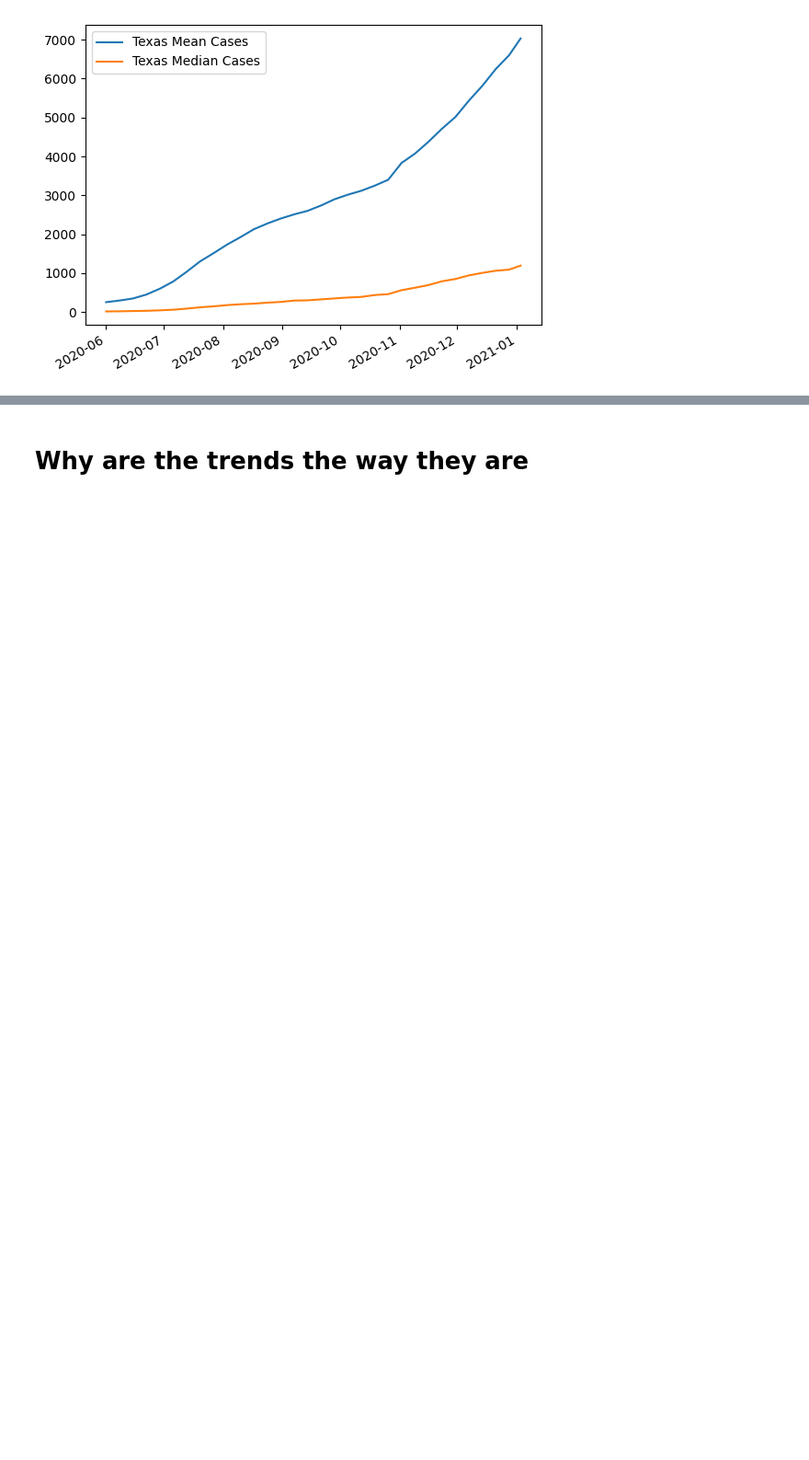
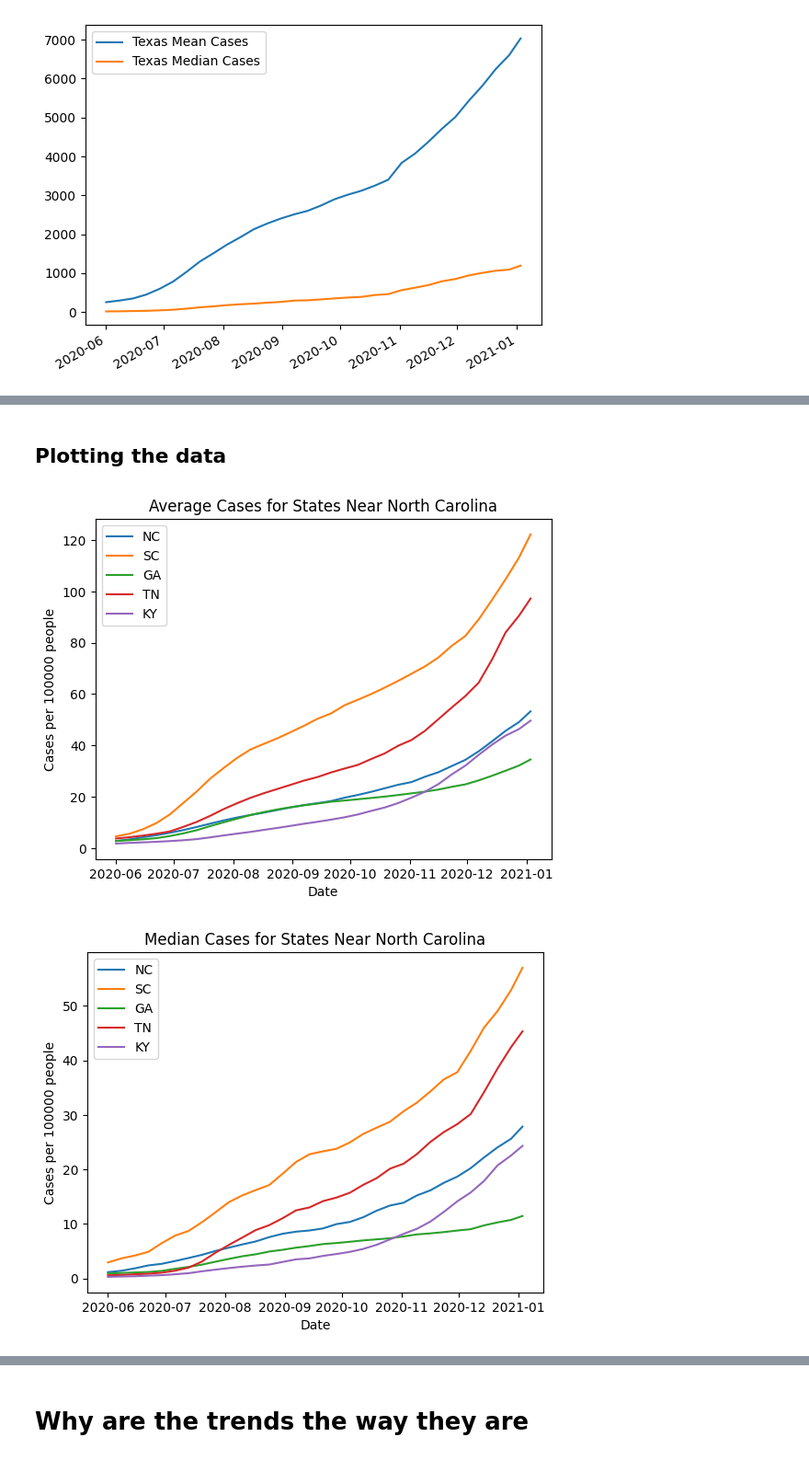
Before and after one commit to smbarber2/405ProjectGroup1, a Jupyter notebook: david_stage2.ipynb, the cells around one changed output, grey strips where cells are left out. Shown at 92% size. Cells and saved outputs as stored; diff of their text form; code cells hidden in the pictures; blank space fills up the shorter version.

```diff
--- a/david_stage2.ipynb
+++ b/david_stage2.ipynb
@@ -158,14 +94,0 @@ Median Cases
-# %%
-states = ['TX', 'NC', 'SC', 'GA', 'OH', 'FL']
-
-fig, ax = plt.subplots()
-for state in states:
-    s_info = state_stats(state, covid_cases).T
-    ax.plot(s_info.index, s_info['median'], label=state, marker='.')
-
-ax.legend()
-ax.title.set_text('Cases for TX, NC, SC, GA, OH, FL')
-ax.set_xlabel('Date')
-ax.set_ylabel('Mean Weekly Cases per 50,000 People')
-ax.grid()
-plt.show()
@@ -173,0 +154,40 @@ plt.show()
+# %% [markdown]
+## Plotting the data
+# %%
+states = ['NC', 'SC', 'GA', 'TN', 'KY']
+
+# Define X and Y variable data
+for state in states:
+    plt.plot(state_mean(state, covid_cases, 100000).T, label = state)
+plt.xlabel("Date")  # add X-axis label
+plt.ylabel("Cases per 100000 people")  # add Y-axis label
+plt.title("Average Cases for States Near North Carolina")  # add title
+plt.legend()
+plt.show()
+
+for state in states:
+    plt.plot(state_median(state, covid_cases, 100000).T, label = state)
+plt.xlabel("Date")  # add X-axis label
+plt.ylabel("Cases per 100000 people")  # add Y-axis label
+plt.title("Median Cases for States Near North Carolina")  # add title
+plt.legend()
+plt.show()
+
+for state in states:
+    plt.plot(state_mean(state, covid_deaths, 100000).T, label = state)
+plt.xlabel("Date")  # add X-axis label
+plt.ylabel("Deaths per 100000 people")  # add Y-axis label
+plt.title("Average Cases for States Near North Carolina")  # add title
+plt.legend()
+plt.show()
+
+for state in states:
+    plt.plot(state_median(state, covid_deaths, 100000).T, label = state)
+plt.xlabel("Date")  # add X-axis label
+plt.ylabel("Deaths per 100000 people")  # add Y-axis label
+plt.title("Median Deaths for States Near North Carolina")  # add title
+plt.legend()
+plt.show()
+# %% [output]
+[figure, added]
+[figure, added]
```
Also changed, not shown: parts of 15 cells of this notebook.
